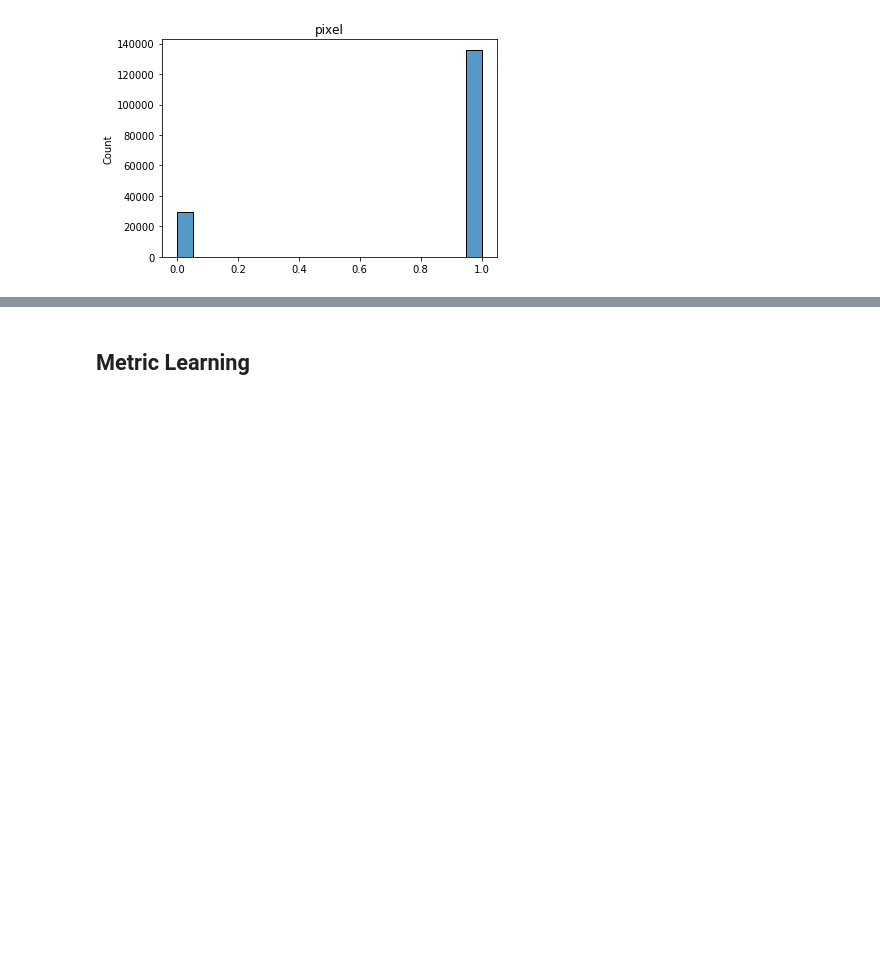
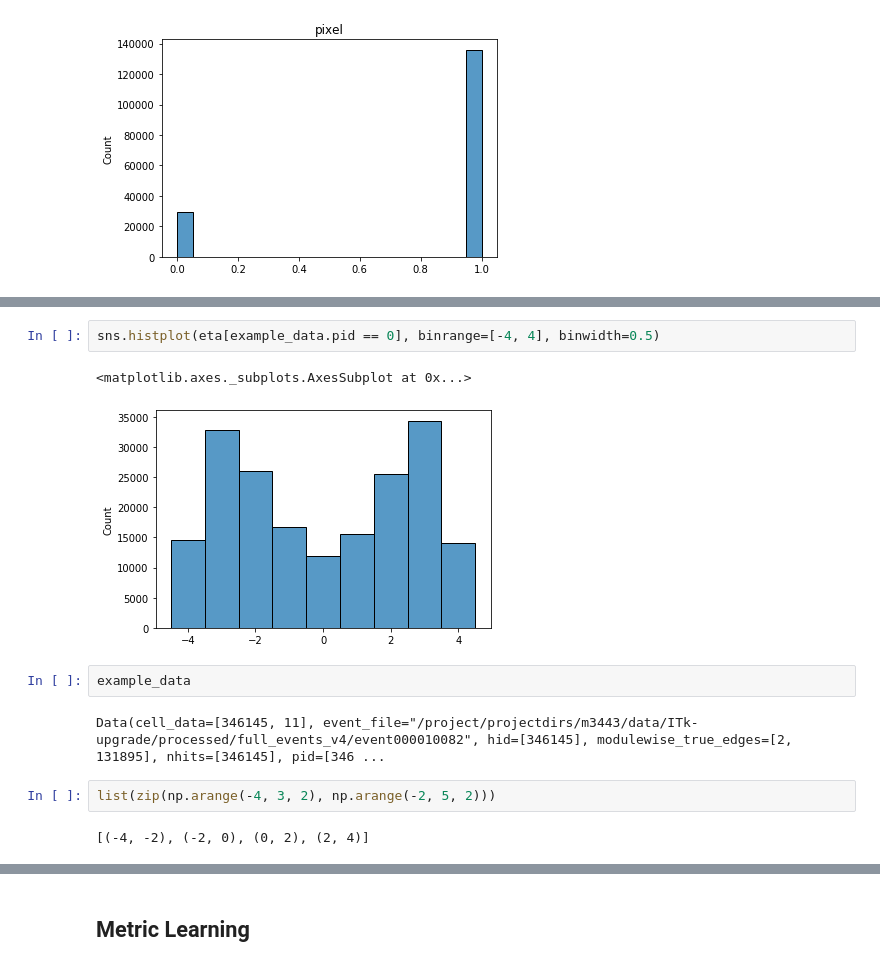
Before and after one commit to HSF-reco-and-software-triggers/Tracking-ML-Exa.TrkX, a Jupyter notebook: Pipelines/Common_Tracking_Example/notebooks/ITk/Example_Embedding.ipynb, the cells around one changed output, grey strips where cells are left out. Drawn from its saved outputs; the diff is of its cells as text; blank space fills up the shorter version.

```diff
--- a/Pipelines/Common_Tracking_Example/notebooks/ITk/Example_Embedding.ipynb
+++ b/Pipelines/Common_Tracking_Example/notebooks/ITk/Example_Embedding.ipynb
@@ -152,0 +175,13 @@ for i, feature in enumerate(cell_features):
+# %%
+sns.histplot(eta[example_data.pid == 0], binrange=[-4, 4], binwidth=0.5)
+# %% [output]
+<matplotlib.axes._subplots.AxesSubplot at 0x...>
+[figure, added]
+# %%
+example_data
+# %% [output]
+Data(cell_data=[346145, 11], event_file="/project/projectdirs/m3443/data/ITk-upgrade/processed/full_events_v4/event000010082", hid=[346145], modulewise_true_edges=[2, 131895], nhits=[346145], pid=[346 ...
+# %%
+list(zip(np.arange(-4, 3, 2), np.arange(-2, 5, 2)))
+# %% [output]
+[(-4, -2), (-2, 0), (0, 2), (2, 4)]
```
Also changed, not shown: parts of 33 cells of this notebook, 32 other files.
